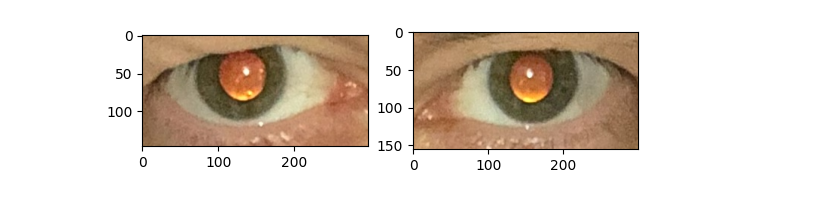
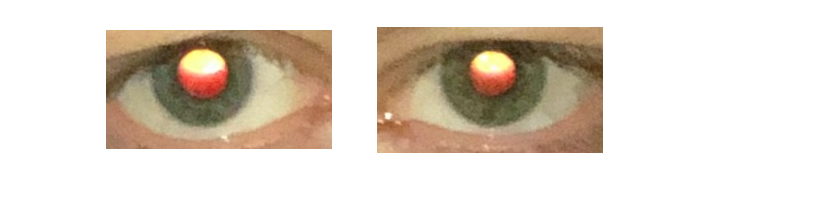
Before and after one commit to CPeti/Photorefraction, a Jupyter notebook: segmenting.ipynb, the cells around one changed output. Saved outputs shown, nothing was run; the diff lists cells and outputs as text; code cells hidden in the pictures.

```diff
--- a/segmenting.ipynb
+++ b/segmenting.ipynb
@@ -7,5 +8,5 @@ import numpy as np
 # %%
 # read image from file
-name = "data\\2023_02_06_Altinget\\2023_02_06_Altinget\\0093_V.HEIC"
+name = "data\\2023_02_06_Altinget\\2023_02_06_Altinget\\0091_V.HEIC"
 img = cv2.imread(name)
 img = cv2.cvtColor(img, cv2.COLOR_BGR2RGB)
@@ -51,8 +26,10 @@ left_eye_img = img[left_eye_y_min:left_eye_y_max, left_eye_x_min:left_eye_x_max]
 # %%
-# plot eyes
+right_eye_img, left_eye_img = detect_eyes(img)
 fig, ax = plt.subplots(1, 2)
 ax[0].imshow(right_eye_img)
+ax[0].axis('off')
 ax[1].imshow(left_eye_img)
+ax[1].axis('off')
 fig.show()
 # %% [output]
-[figure, old version]
+[figure, new version]
```
Also changed, not shown: parts of 35 cells of this notebook, 12 other files.
